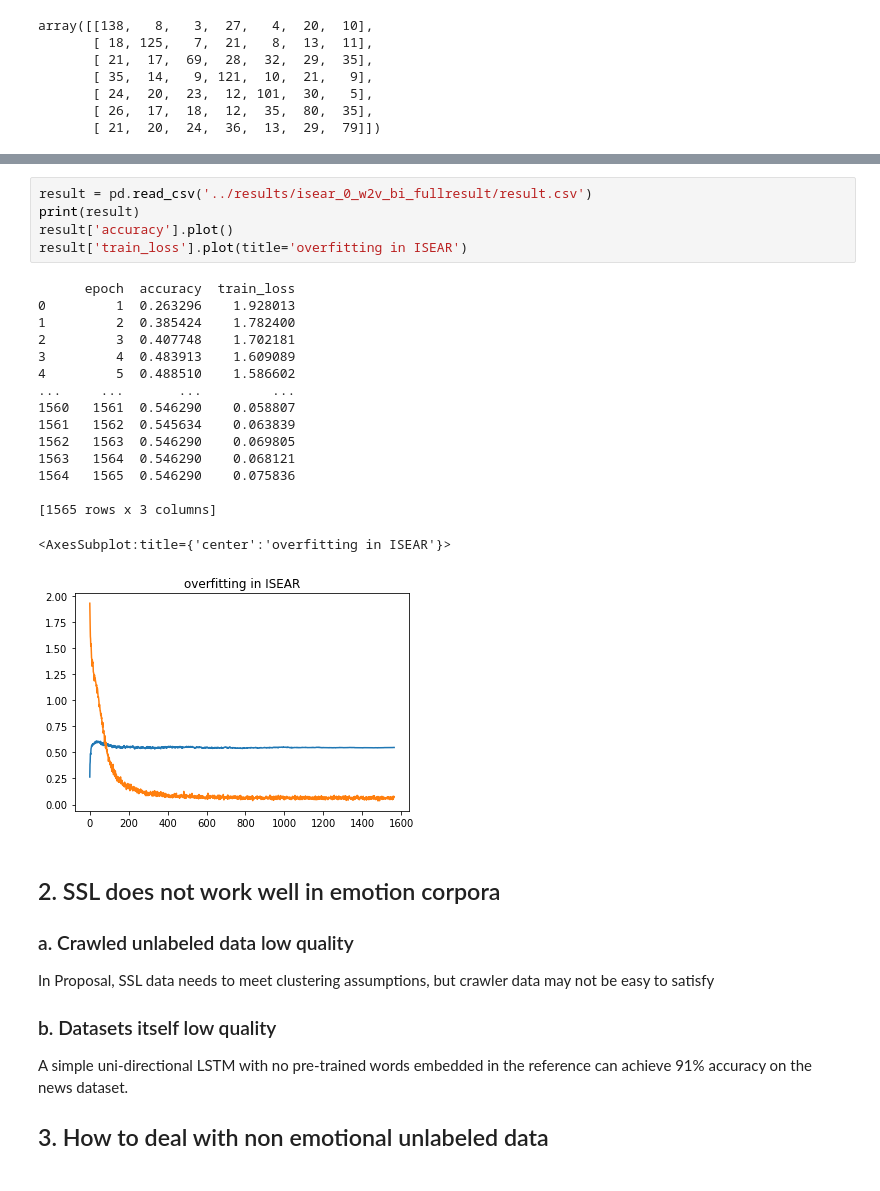
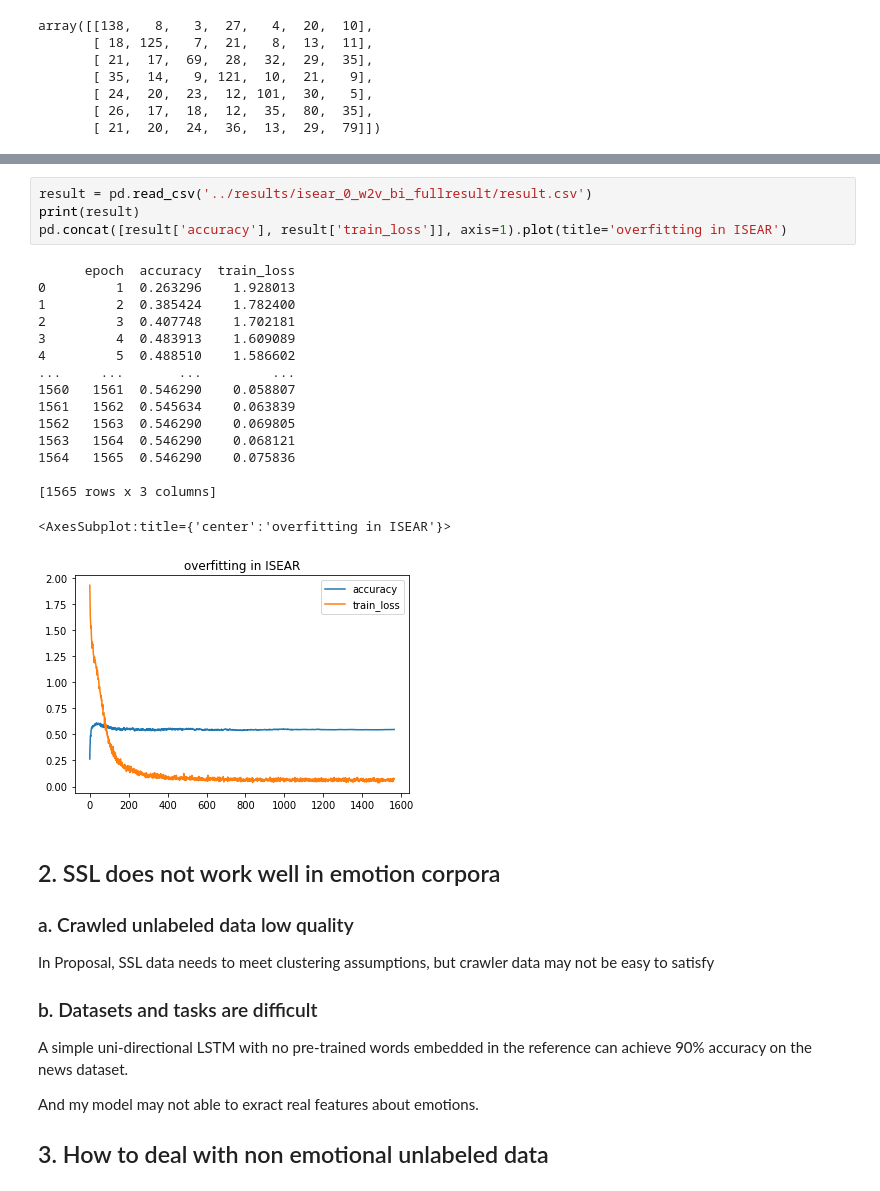
Before and after one commit to Fireblossom/master_data_collection, a Jupyter notebook: RLANS/25.11.ipynb, the cells around one changed output, grey strips where cells are left out. Drawn from its saved outputs; the diff is of its cells as text.

```diff
--- a/RLANS/25.11.ipynb
+++ b/RLANS/25.11.ipynb
@@ -182,25 +191,24 @@ But our dataset is only 3700 ~ 15000
 # %%
 result = pd.read_csv('../results/isear_0_w2v_bi_fullresult/result.csv')
 print(result)
-result['accuracy'].plot()
-result['train_loss'].plot(title='overfitting in ISEAR')
+pd.concat([result['accuracy'], result['train_loss']], axis=1).plot(title='overfitting in ISEAR')
 # %% [output]
       epoch  accuracy  train_loss
 0         1  0.263296    1.928013
 1         2  0.385424    1.782400
 2         3  0.407748    1.702181
 3         4  0.483913    1.609089
 4         5  0.488510    1.586602
 ...     ...       ...         ...
 1560   1561  0.546290    0.058807
 1561   1562  0.545634    0.063839
 1562   1563  0.546290    0.069805
 1563   1564  0.546290    0.068121
 1564   1565  0.546290    0.075836
 
 [1565 rows x 3 columns]
 <AxesSubplot:title={'center':'overfitting in ISEAR'}>
-[figure, old version]
+[figure, new version]
 # %% [markdown]
 ## 2. SSL does not work well in emotion corpora
 
@@ -208,8 +216,10 @@ result['train_loss'].plot(title='overfitting in ISEAR')
 
 In Proposal, SSL data needs to meet clustering assumptions, but crawler data may not be easy to satisfy
 
-### b. Datasets itself low quality
+### b. Datasets and tasks are difficult
 
-A simple uni-directional LSTM with no pre-trained words embedded in the reference can achieve 91% accuracy on the news dataset.
+A simple uni-directional LSTM with no pre-trained words embedded in the reference can achieve 90% accuracy on the news dataset.
+
+And my model may not able to exract real features about emotions.
 
 ## 3. How to deal with non emotional unlabeled data
```
Also changed, not shown: parts of 7 cells of this notebook, 1 other file.
